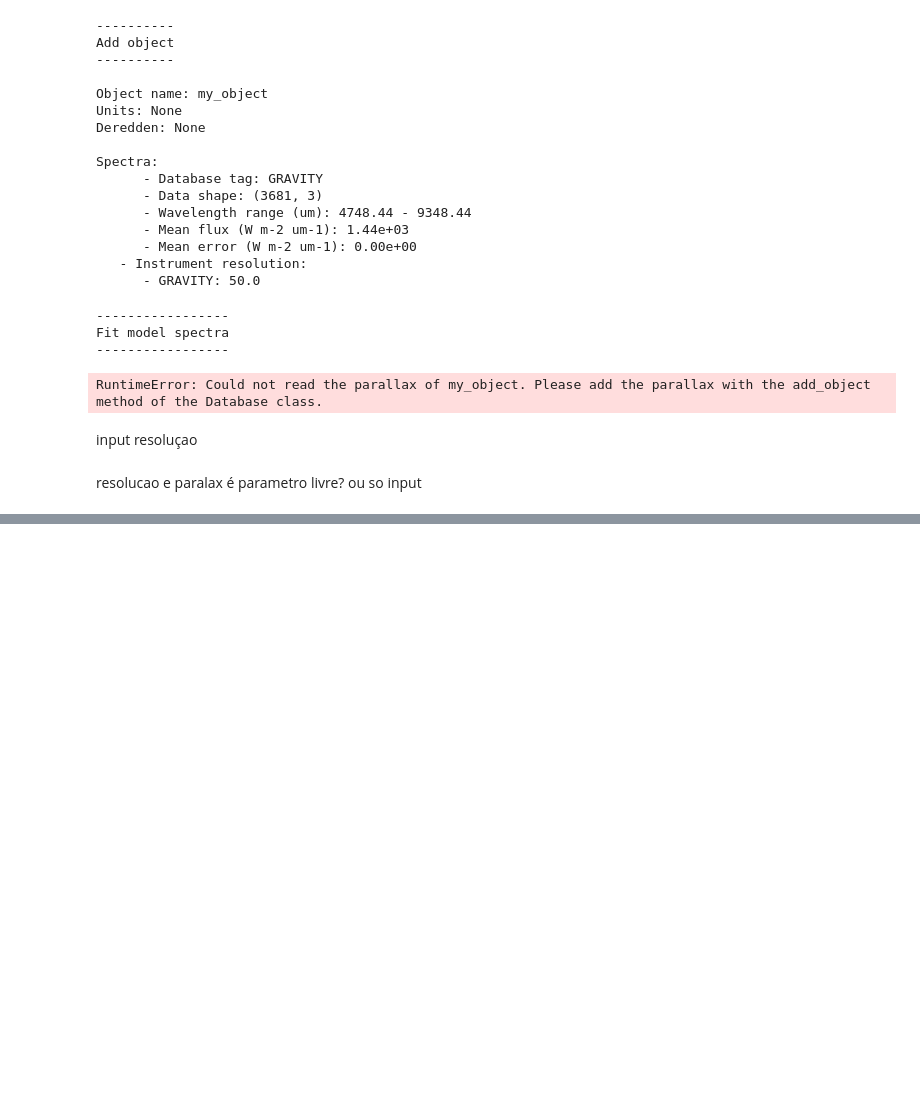
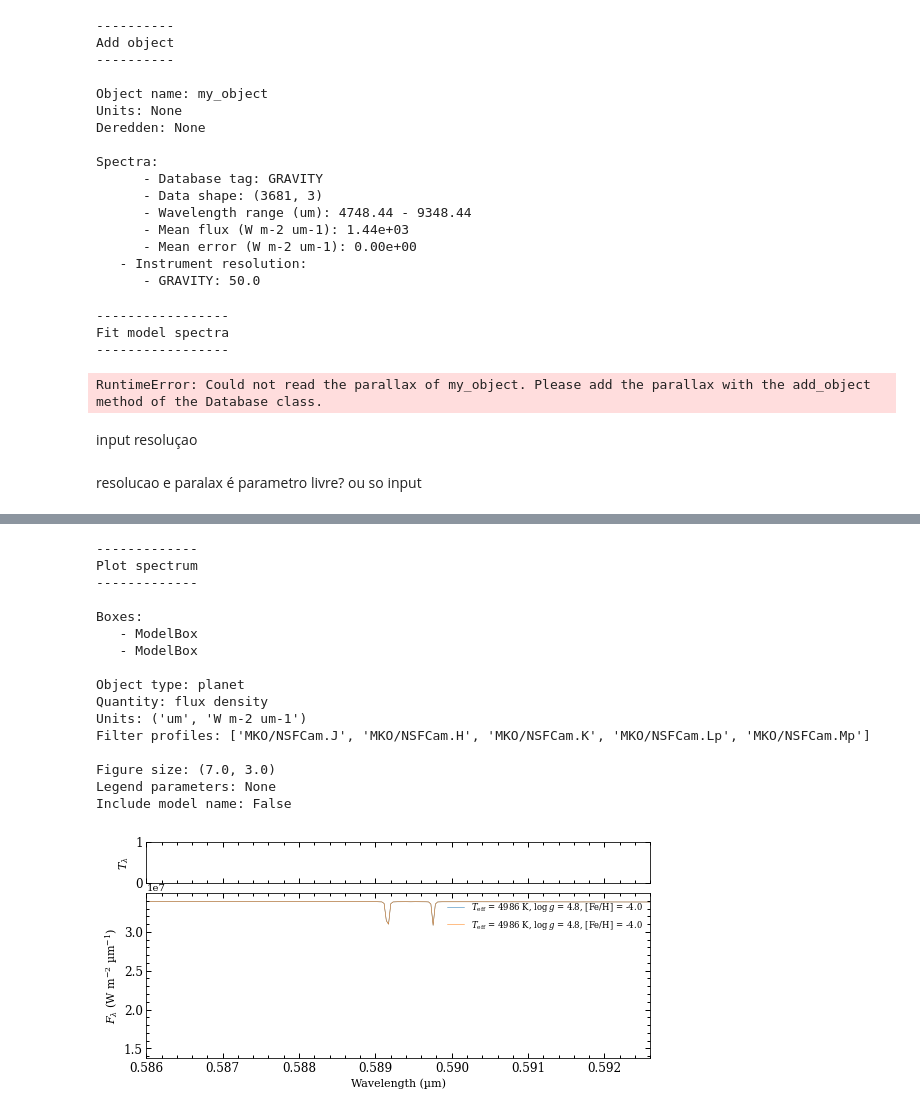
Before and after one commit to rita-png/extinction-ifs, a Jupyter notebook: cubes-Na.ipynb, the cells around one changed output, grey strips where cells are left out. Cells and saved outputs as stored; diff of their text form; code cells hidden in the pictures; blank space fills up the shorter version.

```diff
--- a/cubes-Na.ipynb
+++ b/cubes-Na.ipynb
@@ -797,0 +905,2 @@ hdu.writeto('../MUSEspectrum1.fits', overwrite=True)
+# %%
+model_ext = model.get_model(model_param=model_param, spec_res=RES)
@@ -797,0 +930,27 @@ hdu.writeto('../MUSEspectrum1.fits', overwrite=True)
+# %%
+b1,b2=(5890-30)*0.0001,(5896+30)*0.0001
+# %%
+fig = plot_spectrum(boxes=[model_box, model_ext],
+                    filters=['MKO/NSFCam.J', 'MKO/NSFCam.H', 'MKO/NSFCam.K', 'MKO/NSFCam.Lp', 'MKO/NSFCam.Mp'],
+                    xlim=(b1,b2),#ylim=(1.75*10**(-14),1.9*10**(-14)),
+                    legend={'loc': 'upper right', 'frameon': False, 'fontsize': 8.5},
+                    figsize=(7., 3.),
+                    output=None)
+# %% [output]
+-------------
+Plot spectrum
+-------------
+
+Boxes:
+   - ModelBox
+   - ModelBox
+
+Object type: planet
+Quantity: flux density
+Units: ('um', 'W m-2 um-1')
+Filter profiles: ['MKO/NSFCam.J', 'MKO/NSFCam.H', 'MKO/NSFCam.K', 'MKO/NSFCam.Lp', 'MKO/NSFCam.Mp']
+
+Figure size: (7.0, 3.0)
+Legend parameters: None
+Include model name: False
+[figure, added]
```
Also changed, not shown: parts of 49 cells of this notebook, 2 other files.
